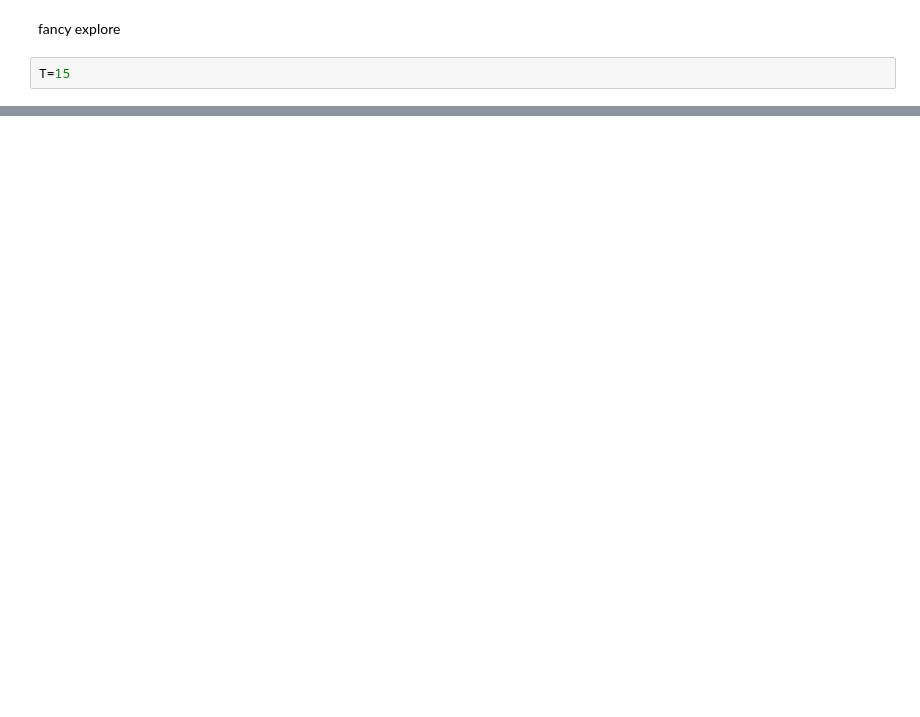
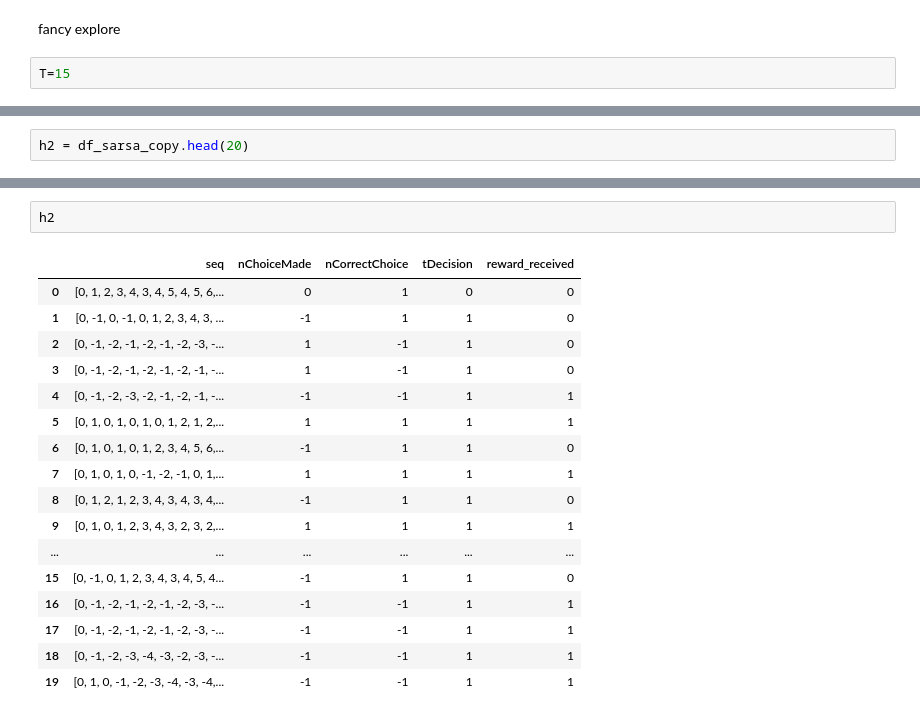
Before and after one commit to amimem/tokens_task, a Jupyter notebook: notebooks/tokens_task_analysis_RL_onerun.ipynb, the cells around one changed output, grey strips where cells are left out. Drawn from its saved outputs; the diff is of its cells as text; blank space fills up the shorter version.

```diff
--- a/notebooks/tokens_task_analysis_RL_onerun.ipynb
+++ b/notebooks/tokens_task_analysis_RL_onerun.ipynb
@@ -223,0 +264,2 @@ plot_dec_times(df_sarsa.iloc[:].reset_index(),pl,'qlearn_fancybias_fancydiscount
+# %%
+h2 = df_sarsa_copy.head(20)
@@ -223,0 +286,20 @@ plot_dec_times(df_sarsa.iloc[:].reset_index(),pl,'qlearn_fancybias_fancydiscount
+# %%
+h2
+# %% [output]
+|  | seq | nChoiceMade | nCorrectChoice | tDecision | reward_received |
+| 0 | [0, 1, 2, 3, 4, 3, 4, 5, 4, 5, 6,... | 0 | 1 | 0 | 0 |
+| 1 | [0, -1, 0, -1, 0, 1, 2, 3, 4, 3, ... | -1 | 1 | 1 | 0 |
+| 2 | [0, -1, -2, -1, -2, -1, -2, -3, -... | 1 | -1 | 1 | 0 |
+| 3 | [0, -1, -2, -1, -2, -1, -2, -1, -... | 1 | -1 | 1 | 0 |
+| 4 | [0, -1, -2, -3, -2, -1, -2, -1, -... | -1 | -1 | 1 | 1 |
+| 5 | [0, 1, 0, 1, 0, 1, 0, 1, 2, 1, 2,... | 1 | 1 | 1 | 1 |
+| 6 | [0, 1, 0, 1, 0, 1, 2, 3, 4, 5, 6,... | -1 | 1 | 1 | 0 |
+| 7 | [0, 1, 0, 1, 0, -1, -2, -1, 0, 1,... | 1 | 1 | 1 | 1 |
+| 8 | [0, 1, 2, 1, 2, 3, 4, 3, 4, 3, 4,... | -1 | 1 | 1 | 0 |
+| 9 | [0, 1, 0, 1, 2, 3, 4, 3, 2, 3, 2,... | 1 | 1 | 1 | 1 |
+| ... | ... | ... | ... | ... | ... |
+| 15 | [0, -1, 0, 1, 2, 3, 4, 3, 4, 5, 4... | -1 | 1 | 1 | 0 |
+| 16 | [0, -1, -2, -1, -2, -1, -2, -3, -... | -1 | -1 | 1 | 1 |
+| 17 | [0, -1, -2, -1, -2, -1, -2, -3, -... | -1 | -1 | 1 | 1 |
+| 18 | [0, -1, -2, -3, -4, -3, -2, -3, -... | -1 | -1 | 1 | 1 |
+| 19 | [0, 1, 0, -1, -2, -3, -4, -3, -4,... | -1 | -1 | 1 | 1 |
```
Also changed, not shown: parts of 10 cells of this notebook.
